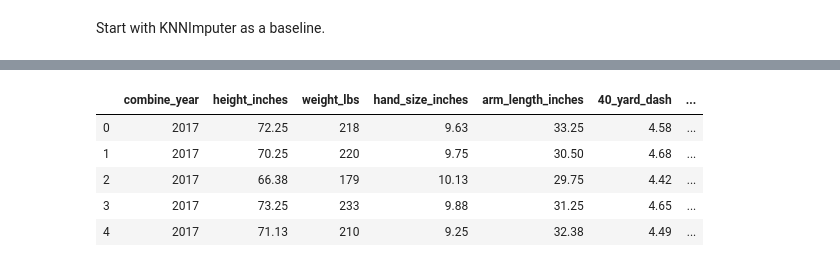
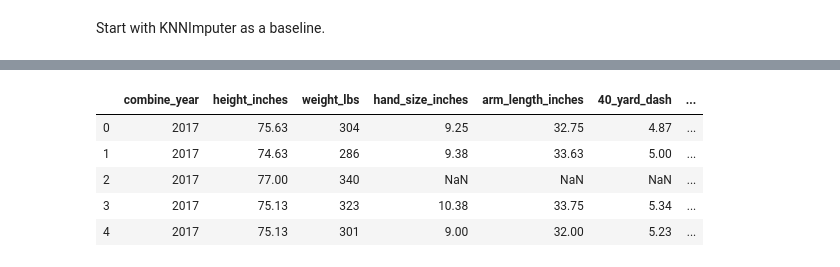
Before and after one commit to michaelpallante/nfl_combine_classification_modeling, a Jupyter notebook: notebooks/nfl_combine_data_cleaning.ipynb, the cells around one changed output, grey strips where cells are left out. Drawn from its saved outputs; the diff is of its cells as text; code cells hidden in the pictures.

```diff
--- a/notebooks/nfl_combine_data_cleaning.ipynb
+++ b/notebooks/nfl_combine_data_cleaning.ipynb
@@ -487,4 +474,4 @@ Start with KNNImputer as a baseline.
 # %%
 imputer = KNNImputer(n_neighbors=5, copy=True)
 # columns of interest are 97-99
-knn_df = pd.DataFrame(imputer.fit_transform(rb_df))
+knn_df = pd.DataFrame(imputer.fit_transform(linemen_X))
@@ -508,0 +478,4 @@ rb_df
+# %%
+# list of the columns with missing values
+missing_cols = linemen.isnull().sum()[linemen.isnull().sum() > 0].index
+missing_cols
@@ -525,9 +518,0 @@ knn_df
-# %%
-# creating imputed values column in rb_df
-for index, col in enumerate(rb_df.columns):
-    if col in missing_cols:
-#         print(index,col, 'missing')
-        rb_df[col + '_imp'] = knn_df[index]
-    else:
-#         print(index,col)
-        continue
@@ -572,0 +526,9 @@ model_df
+# %%
+# creating imputed values columns
+for index, col in enumerate(linemen_X.columns):
+    if col in missing_cols:
+        print(index, col, 'MISSING')
+        linemen[col + '_imp'] = knn_df[index]
+    else:
+        print(index,col)
+        continue
@@ -598,11 +596,11 @@ Index(['hand_size_inches', 'arm_length_inches', '40_yard_dash',
       dtype='object')
 # %%
-rb_df.head()
+linemen.head()
 # %% [output]
 |  | combine_year | height_inches | weight_lbs | hand_size_inches | arm_length_inches | 40_yard_dash | ... |
-| 0 | 2017 | 72.25 | 218 | 9.63 | 33.25 | 4.58 | ... |
-| 1 | 2017 | 70.25 | 220 | 9.75 | 30.50 | 4.68 | ... |
-| 2 | 2017 | 66.38 | 179 | 10.13 | 29.75 | 4.42 | ... |
-| 3 | 2017 | 73.25 | 233 | 9.88 | 31.25 | 4.65 | ... |
-| 4 | 2017 | 71.13 | 210 | 9.25 | 32.38 | 4.49 | ... |
+| 0 | 2017 | 75.63 | 304 | 9.25 | 32.75 | 4.87 | ... |
+| 1 | 2017 | 74.63 | 286 | 9.38 | 33.63 | 5.00 | ... |
+| 2 | 2017 | 77.00 | 340 | NaN | NaN | NaN | ... |
+| 3 | 2017 | 75.13 | 323 | 10.38 | 33.75 | 5.34 | ... |
+| 4 | 2017 | 75.13 | 301 | 9.00 | 32.00 | 5.23 | ... |
 # %%
```
Also changed, not shown: parts of 25 cells of this notebook.
